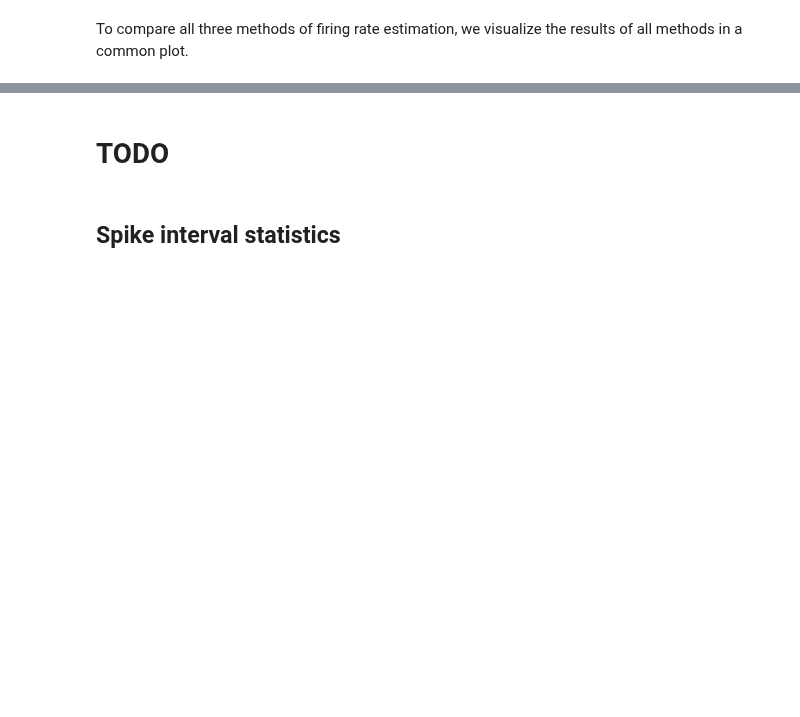
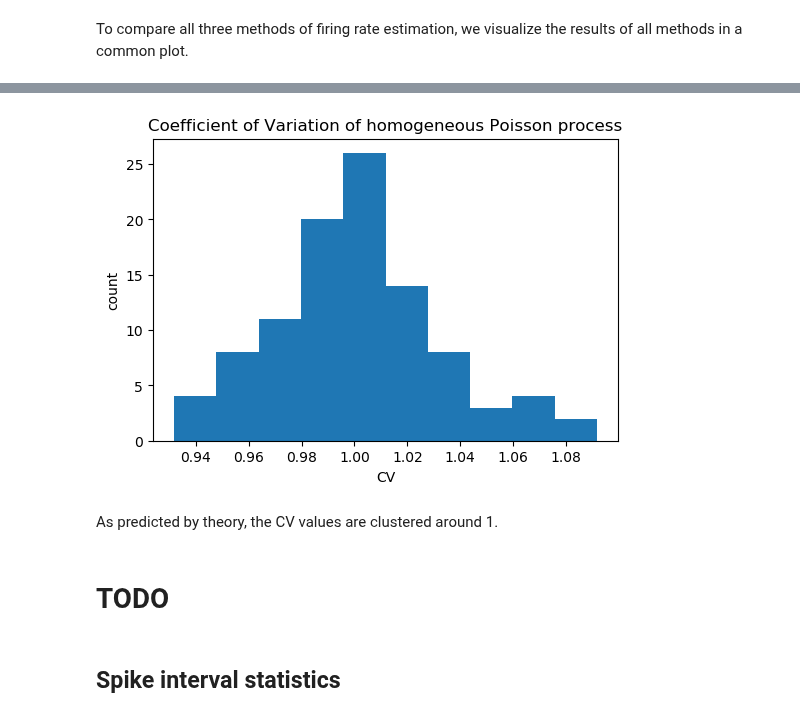
Before and after one commit to NeuralEnsemble/elephant, a Jupyter notebook: doc/tutorials/statistics.ipynb, the cells around one changed output, grey strips where cells are left out. Saved outputs shown, nothing was run; the diff lists cells and outputs as text; code cells hidden in the pictures; blank space fills up the shorter version.

```diff
--- a/doc/tutorials/statistics.ipynb
+++ b/doc/tutorials/statistics.ipynb
@@ -100,3 +264,17 @@ plt.show()
+# %%
+from elephant.statistics import isi, cv
+cv_list = [cv(isi(spiketrain)) for spiketrain in spiketrain_list]
+# %%
+# let's plot the histogram of CVs
+plt.figure(dpi=100)
+plt.hist(cv_list)
+plt.xlabel('CV')
+plt.ylabel('count')
+plt.title("Coefficient of Variation of homogeneous Poisson process");
+# %% [output]
+[figure, added]
+# %% [markdown]
+As predicted by theory, the CV values are clustered around 1.
 # %% [markdown]
 # TODO
 # %% [markdown]
```
Also changed, not shown: parts of 47 cells of this notebook, 6 other files.
